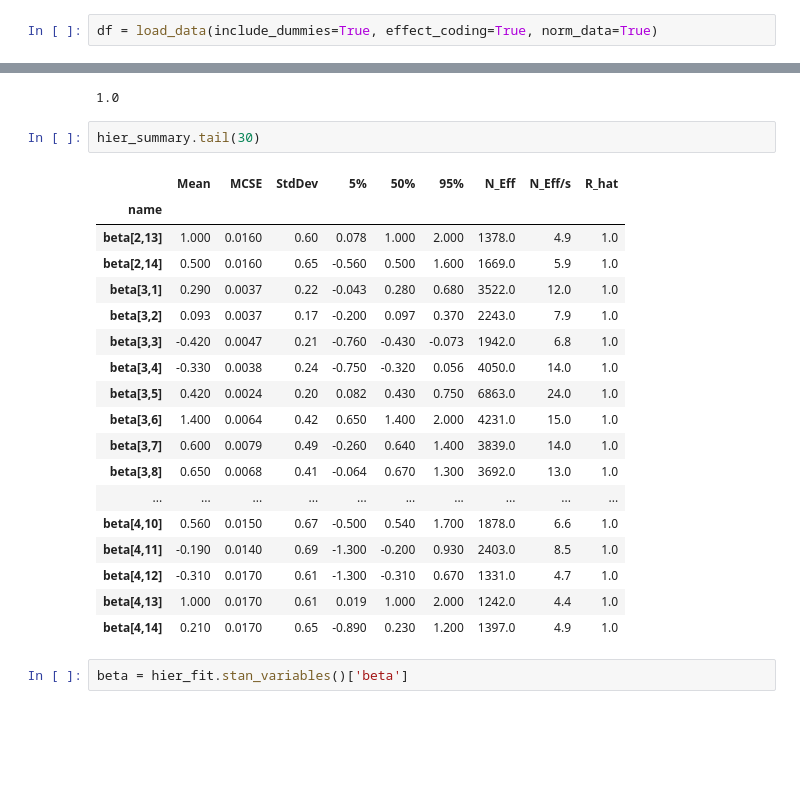
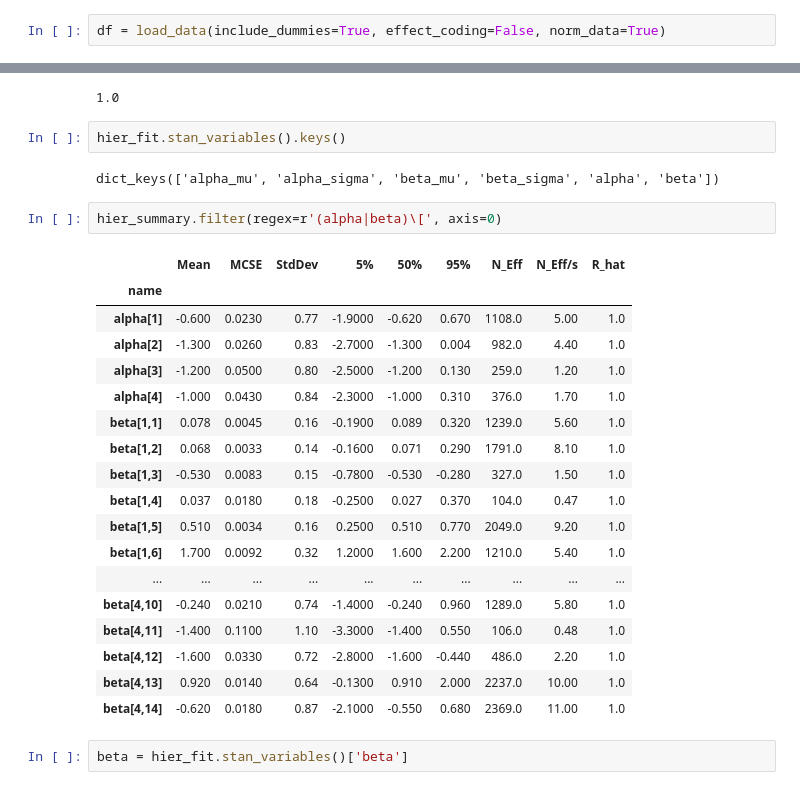
Before and after one commit to Elias-YJ/BDA_project, a Jupyter notebook: test.ipynb, the cells around one changed output, grey strips where cells are left out. Cells and saved outputs as stored; diff of their text form; blank space fills up the shorter version.

```diff
--- a/test.ipynb
+++ b/test.ipynb
@@ -7,7 +7,7 @@ from scipy import stats
 
 from modelling.util.data_loader import load_data, drop_dummy_cols
 # %%
-df = load_data(include_dummies=True, effect_coding=True, norm_data=True)
+df = load_data(include_dummies=True, effect_coding=False, norm_data=True)
 # %%
 df.columns
 # %% [output]
@@ -191,27 +204,31 @@ dtype: int64
 hier_summary['R_hat'].max()
 # %% [output]
 1.0
-# %%
-hier_summary.tail(30)
-# %% [output]
-|  | Mean | MCSE | StdDev | 5% | 50% | 95% | N_Eff | N_Eff/s | R_hat |
-| name |  |  |  |  |  |  |  |  |  |
-| beta[2,13] | 1.000 | 0.0160 | 0.60 | 0.078 | 1.000 | 2.000 | 1378.0 | 4.9 | 1.0 |
-| beta[2,14] | 0.500 | 0.0160 | 0.65 | -0.560 | 0.500 | 1.600 | 1669.0 | 5.9 | 1.0 |
-| beta[3,1] | 0.290 | 0.0037 | 0.22 | -0.043 | 0.280 | 0.680 | 3522.0 | 12.0 | 1.0 |
-| beta[3,2] | 0.093 | 0.0037 | 0.17 | -0.200 | 0.097 | 0.370 | 2243.0 | 7.9 | 1.0 |
-| beta[3,3] | -0.420 | 0.0047 | 0.21 | -0.760 | -0.430 | -0.073 | 1942.0 | 6.8 | 1.0 |
-| beta[3,4] | -0.330 | 0.0038 | 0.24 | -0.750 | -0.320 | 0.056 | 4050.0 | 14.0 | 1.0 |
-| beta[3,5] | 0.420 | 0.0024 | 0.20 | 0.082 | 0.430 | 0.750 | 6863.0 | 24.0 | 1.0 |
-| beta[3,6] | 1.400 | 0.0064 | 0.42 | 0.650 | 1.400 | 2.000 | 4231.0 | 15.0 | 1.0 |
-| beta[3,7] | 0.600 | 0.0079 | 0.49 | -0.260 | 0.640 | 1.400 | 3839.0 | 14.0 | 1.0 |
-| beta[3,8] | 0.650 | 0.0068 | 0.41 | -0.064 | 0.670 | 1.300 | 3692.0 | 13.0 | 1.0 |
-| ... | ... | ... | ... | ... | ... | ... | ... | ... | ... |
-| beta[4,10] | 0.560 | 0.0150 | 0.67 | -0.500 | 0.540 | 1.700 | 1878.0 | 6.6 | 1.0 |
-| beta[4,11] | -0.190 | 0.0140 | 0.69 | -1.300 | -0.200 | 0.930 | 2403.0 | 8.5 | 1.0 |
-| beta[4,12] | -0.310 | 0.0170 | 0.61 | -1.300 | -0.310 | 0.670 | 1331.0 | 4.7 | 1.0 |
-| beta[4,13] | 1.000 | 0.0170 | 0.61 | 0.019 | 1.000 | 2.000 | 1242.0 | 4.4 | 1.0 |
-| beta[4,14] | 0.210 | 0.0170 | 0.65 | -0.890 | 0.230 | 1.200 | 1397.0 | 4.9 | 1.0 |
+# %%
+hier_fit.stan_variables().keys()
+# %% [output]
+dict_keys(['alpha_mu', 'alpha_sigma', 'beta_mu', 'beta_sigma', 'alpha', 'beta'])
+# %%
+hier_summary.filter(regex=r'(alpha|beta)\[', axis=0)
+# %% [output]
+|  | Mean | MCSE | StdDev | 5% | 50% | 95% | N_Eff | N_Eff/s | R_hat |
+| name |  |  |  |  |  |  |  |  |  |
+| alpha[1] | -0.600 | 0.0230 | 0.77 | -1.9000 | -0.620 | 0.670 | 1108.0 | 5.00 | 1.0 |
+| alpha[2] | -1.300 | 0.0260 | 0.83 | -2.7000 | -1.300 | 0.004 | 982.0 | 4.40 | 1.0 |
+| alpha[3] | -1.200 | 0.0500 | 0.80 | -2.5000 | -1.200 | 0.130 | 259.0 | 1.20 | 1.0 |
+| alpha[4] | -1.000 | 0.0430 | 0.84 | -2.3000 | -1.000 | 0.310 | 376.0 | 1.70 | 1.0 |
+| beta[1,1] | 0.078 | 0.0045 | 0.16 | -0.1900 | 0.089 | 0.320 | 1239.0 | 5.60 | 1.0 |
+| beta[1,2] | 0.068 | 0.0033 | 0.14 | -0.1600 | 0.071 | 0.290 | 1791.0 | 8.10 | 1.0 |
+| beta[1,3] | -0.530 | 0.0083 | 0.15 | -0.7800 | -0.530 | -0.280 | 327.0 | 1.50 | 1.0 |
+| beta[1,4] | 0.037 | 0.0180 | 0.18 | -0.2500 | 0.027 | 0.370 | 104.0 | 0.47 | 1.0 |
+| beta[1,5] | 0.510 | 0.0034 | 0.16 | 0.2500 | 0.510 | 0.770 | 2049.0 | 9.20 | 1.0 |
+| beta[1,6] | 1.700 | 0.0092 | 0.32 | 1.2000 | 1.600 | 2.200 | 1210.0 | 5.40 | 1.0 |
+| ... | ... | ... | ... | ... | ... | ... | ... | ... | ... |
+| beta[4,10] | -0.240 | 0.0210 | 0.74 | -1.4000 | -0.240 | 0.960 | 1289.0 | 5.80 | 1.0 |
+| beta[4,11] | -1.400 | 0.1100 | 1.10 | -3.3000 | -1.400 | 0.550 | 106.0 | 0.48 | 1.0 |
+| beta[4,12] | -1.600 | 0.0330 | 0.72 | -2.8000 | -1.600 | -0.440 | 486.0 | 2.20 | 1.0 |
+| beta[4,13] | 0.920 | 0.0140 | 0.64 | -0.1300 | 0.910 | 2.000 | 2237.0 | 10.00 | 1.0 |
+| beta[4,14] | -0.620 | 0.0180 | 0.87 | -2.1000 | -0.550 | 0.680 | 2369.0 | 11.00 | 1.0 |
 # %%
 beta = hier_fit.stan_variables()['beta']
 # %%
```
Also changed, not shown: parts of 9 cells of this notebook, 32 other files.
